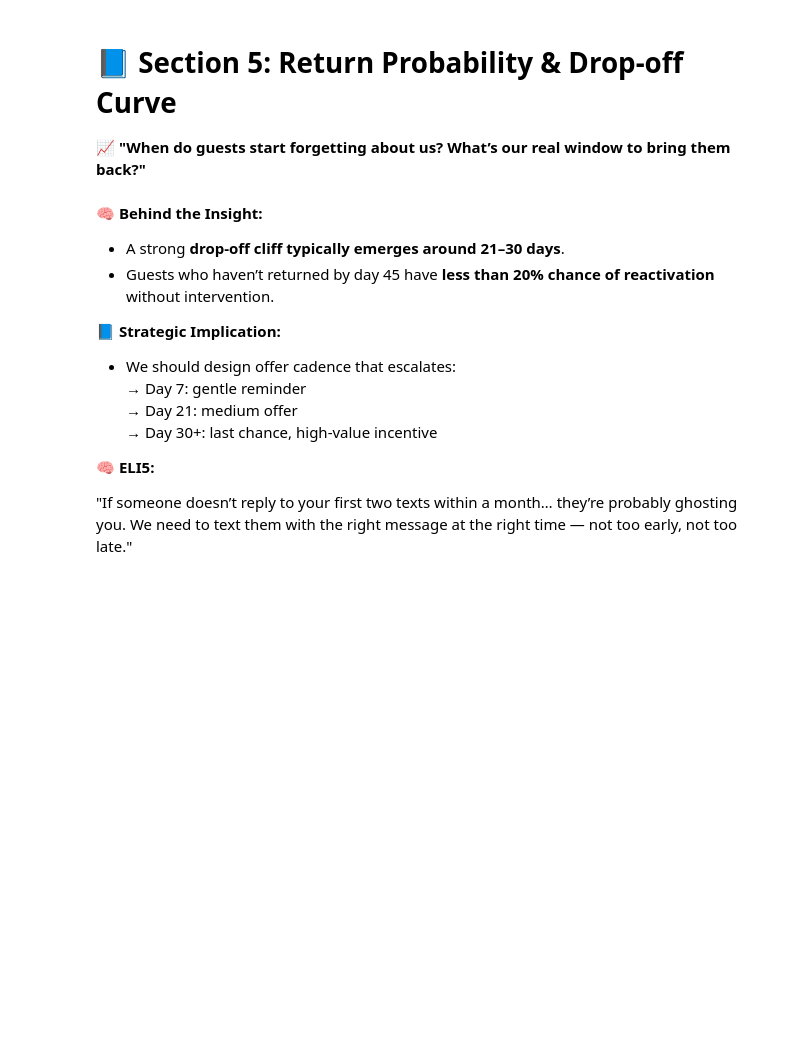
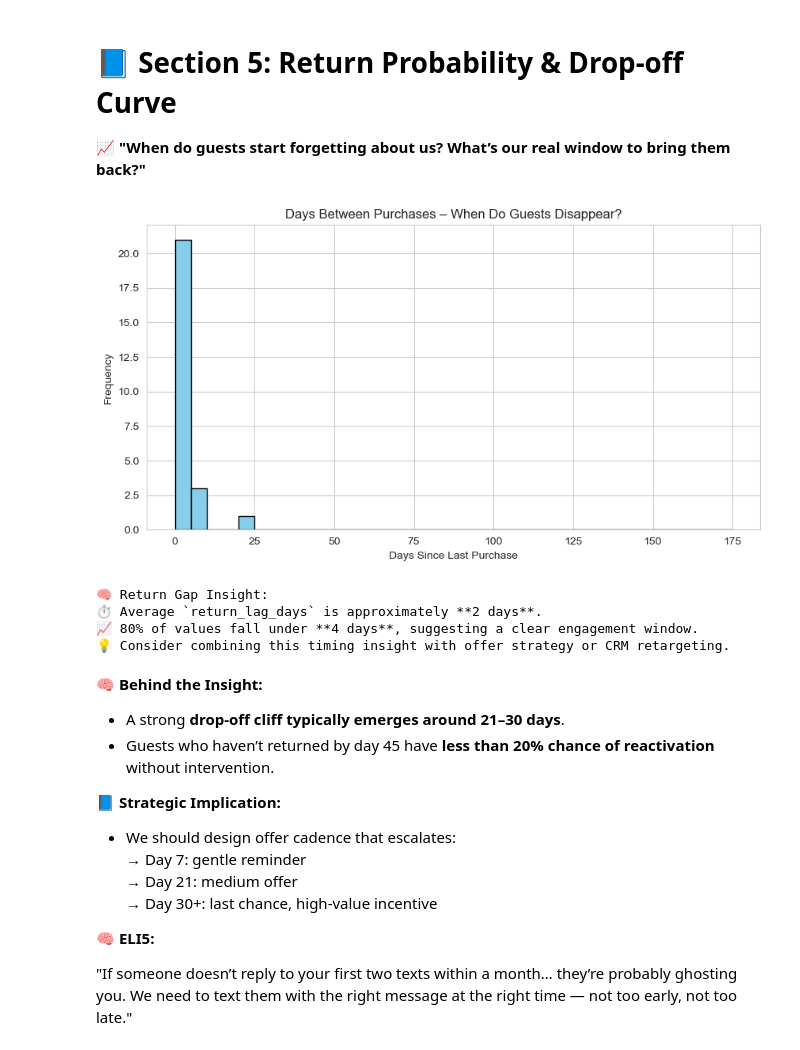
Before and after one commit to MC-Zealot/datamule-python, a Jupyter notebook: nbo/nbo_v2/NBO_EDA_v2.ipynb, the cells around one changed output. Cells and saved outputs as stored; diff of their text form; code cells hidden in the pictures; blank space fills up the shorter version.

```diff
--- a/nbo/nbo_v2/NBO_EDA_v2.ipynb
+++ b/nbo/nbo_v2/NBO_EDA_v2.ipynb
@@ -272,38 +298,43 @@ print("🧠 Visit Gap Insight:\n" + insight_gap)
 # %%
 # ------------------------------------------------------------------------------
 # SECTION 5: RETURN GAP PROBABILITY & INFLECTION WINDOW
 # ------------------------------------------------------------------------------
 # Analyzes time between purchases to determine when guests are likely to drop off.
 # This forms the basis for intervention timing and offer strength escalation.
 # ------------------------------------------------------------------------------
 
 # ⚠ Assumes at least two purchases per guest
-return_lags = (
-    df.sort_values(['resolved_id', 'purchase_date'])
-    .groupby('resolved_id')
-    .purchase_date.diff()
-    .dropna()
-    .dt.days
-)
-
+# return_lags = (
+#     df.sort_values(['resolved_id', 'purchase_date'])
+#     .groupby('resolved_id')
+#     .purchase_date.diff()
+#     .dropna()
+#     .dt.days
+# )
 # ⚙ Bin size
 BIN_WIDTH = 5
 
 plt.figure(figsize=(10, 5))
-plt.hist(return_lags, bins=range(0, 180, BIN_WIDTH), color='skyblue', edgecolor='black')
+plt.hist(return_lags[['return_lag_days']], bins=range(0, 180, BIN_WIDTH), color='skyblue', edgecolor='black')
 plt.title("Days Between Purchases – When Do Guests Disappear?")
 plt.xlabel("Days Since Last Purchase")
 plt.ylabel("Frequency")
 plt.grid(True)
 plt.show()
-
+# return_lags=return_lags[['','return_lag_days']]
 # 🧠 Auto-generated Narrative Insight
 insight_return = generate_dynamic_insight(
-    data=pd.DataFrame({'return_lags': return_lags}),
+    data=return_lags,
     viz_type='histogram',
-    value_column='return_lags'
+    value_column='return_lag_days'
 )
 print("🧠 Return Gap Insight:\n" + insight_return)
+# %% [output]
+[figure, added]
+🧠 Return Gap Insight:
+⏱ Average `return_lag_days` is approximately **2 days**.
+📈 80% of values fall under **4 days**, suggesting a clear engagement window.
+💡 Consider combining this timing insight with offer strategy or CRM retargeting.
 # %% [markdown]
 🧠 **Behind the Insight:**
 
```
Also changed, not shown: parts of 7 cells of this notebook.
